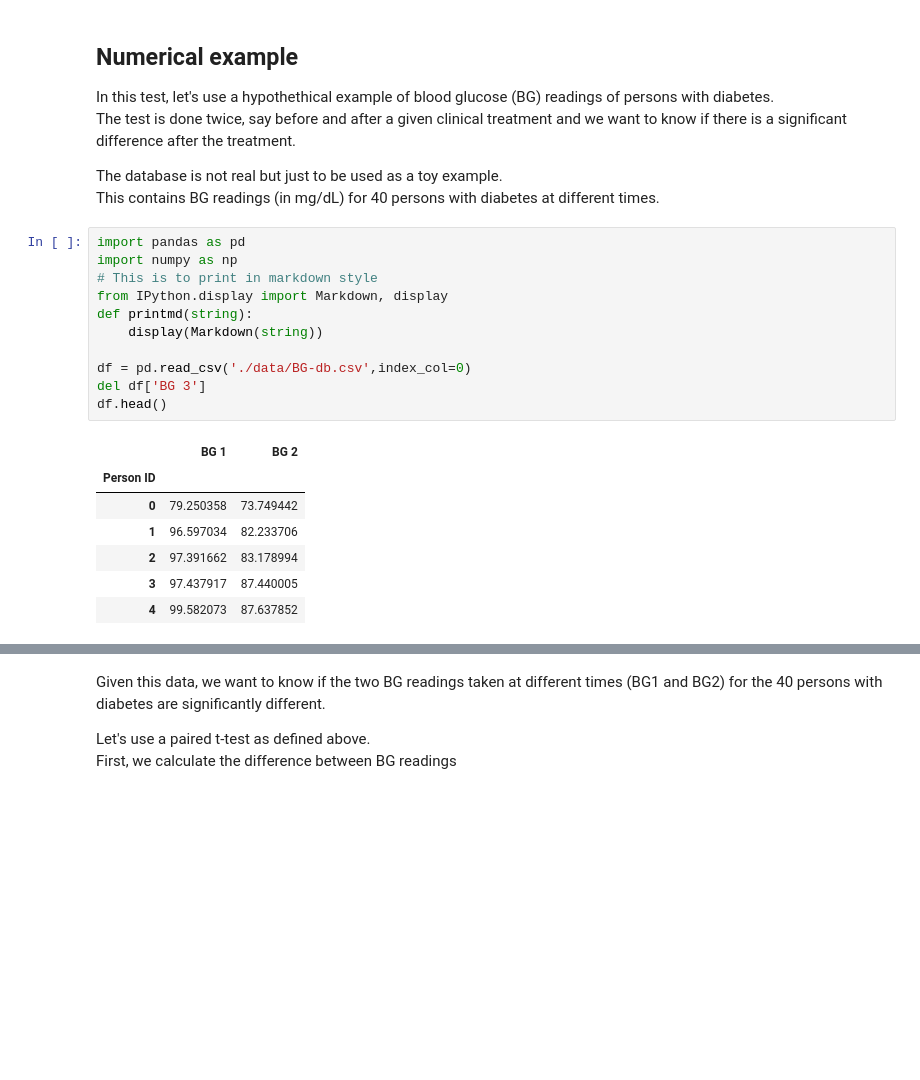
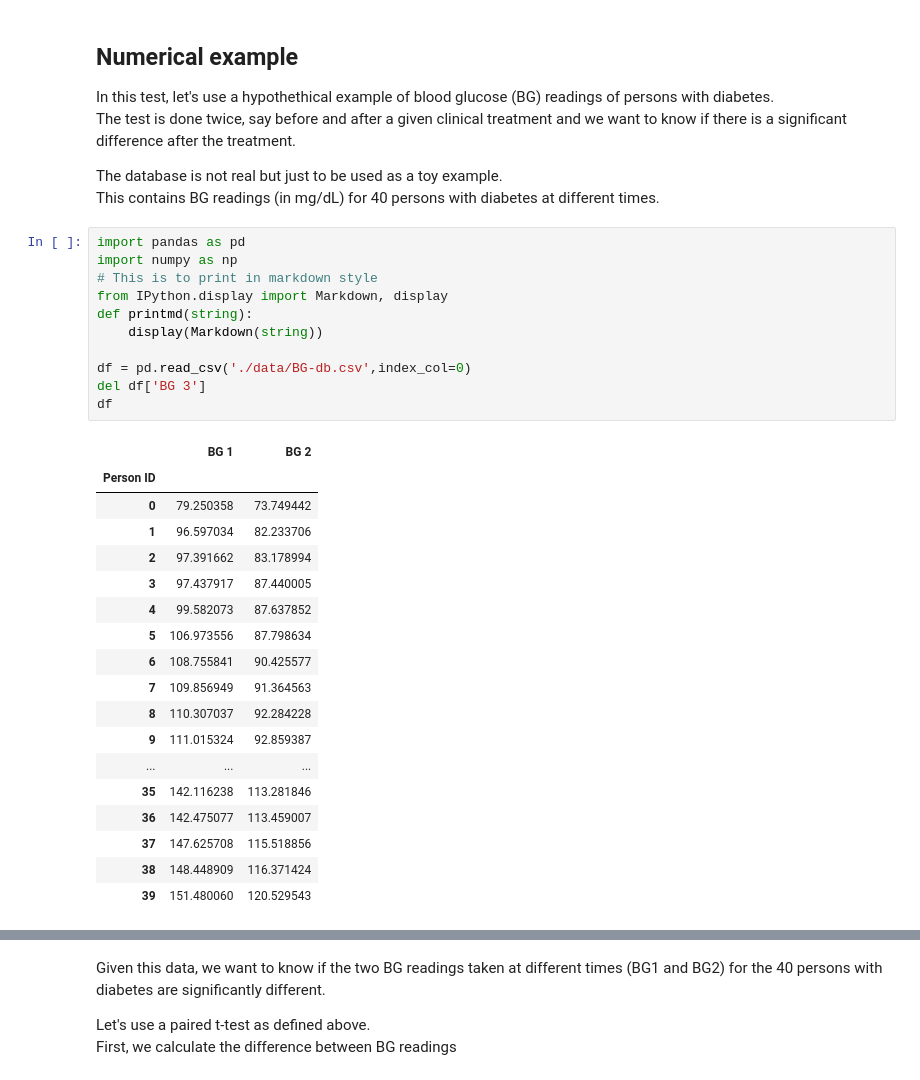
Before and after one commit to trangel/stats-with-python, a Jupyter notebook: paired t-test.ipynb, the cells around one changed output, grey strips where cells are left out. Drawn from its saved outputs; the diff is of its cells as text; blank space fills up the shorter version.

```diff
--- a/paired t-test.ipynb
+++ b/paired t-test.ipynb
@@ -65,22 +65,33 @@ This contains BG readings (in mg/dL) for 40 persons with diabetes at different t
 # %%
 import pandas as pd
 import numpy as np
 # This is to print in markdown style
 from IPython.display import Markdown, display
 def printmd(string):
     display(Markdown(string))
 
 df = pd.read_csv('./data/BG-db.csv',index_col=0)
 del df['BG 3']
-df.head()
+df
 # %% [output]
 |  | BG 1 | BG 2 |
 | Person ID |  |  |
 | 0 | 79.250358 | 73.749442 |
 | 1 | 96.597034 | 82.233706 |
 | 2 | 97.391662 | 83.178994 |
 | 3 | 97.437917 | 87.440005 |
 | 4 | 99.582073 | 87.637852 |
+| 5 | 106.973556 | 87.798634 |
+| 6 | 108.755841 | 90.425577 |
+| 7 | 109.856949 | 91.364563 |
+| 8 | 110.307037 | 92.284228 |
+| 9 | 111.015324 | 92.859387 |
+| ... | ... | ... |
+| 35 | 142.116238 | 113.281846 |
+| 36 | 142.475077 | 113.459007 |
+| 37 | 147.625708 | 115.518856 |
+| 38 | 148.448909 | 116.371424 |
+| 39 | 151.480060 | 120.529543 |
 # %%
 # Let's visualize the data
 import matplotlib as plt
```
Also changed, not shown: parts of 1 cell of this notebook.
